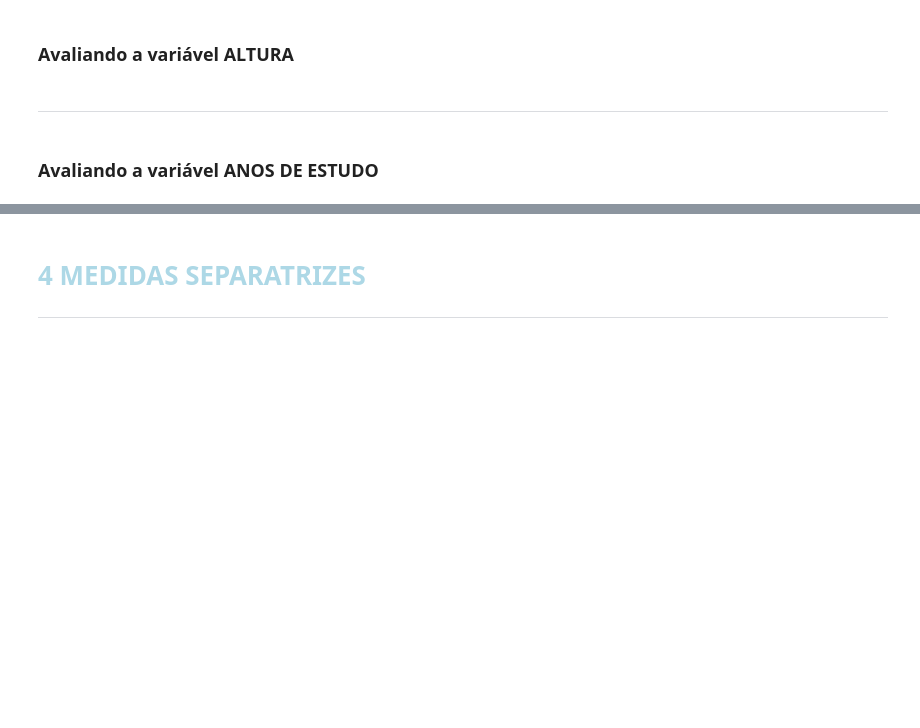
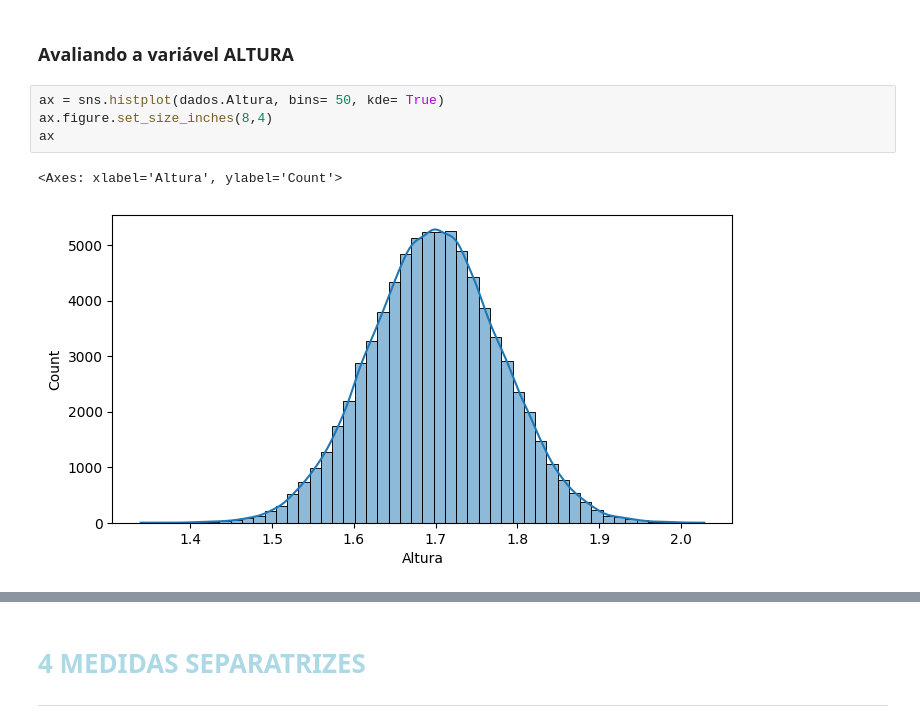
Before and after one commit to DiogoWorkGit/Python_Notebooks, a Jupyter notebook: Notebooks/Curso_de_Estatística_Parte_1.ipynb, the cells around one changed output, grey strips where cells are left out. Saved outputs shown, nothing was run; the diff lists cells and outputs as text; blank space fills up the shorter version.

```diff
--- a/Notebooks/Curso_de_Estatística_Parte_1.ipynb
+++ b/Notebooks/Curso_de_Estatística_Parte_1.ipynb
@@ -641,7 +682,10 @@ Pode-se definir a moda como sendo o valor mais frequente de um conjunto de dados
 ***
 # %% [markdown]
 ### Avaliando a variável ALTURA
-# %% [markdown]
-***
-# %% [markdown]
-### Avaliando a variável ANOS DE ESTUDO
+# %%
+ax = sns.histplot(dados.Altura, bins= 50, kde= True)
+ax.figure.set_size_inches(8,4)
+ax
+# %% [output]
+<Axes: xlabel='Altura', ylabel='Count'>
+[figure, added]
```
Also changed, not shown: parts of 18 cells of this notebook.
